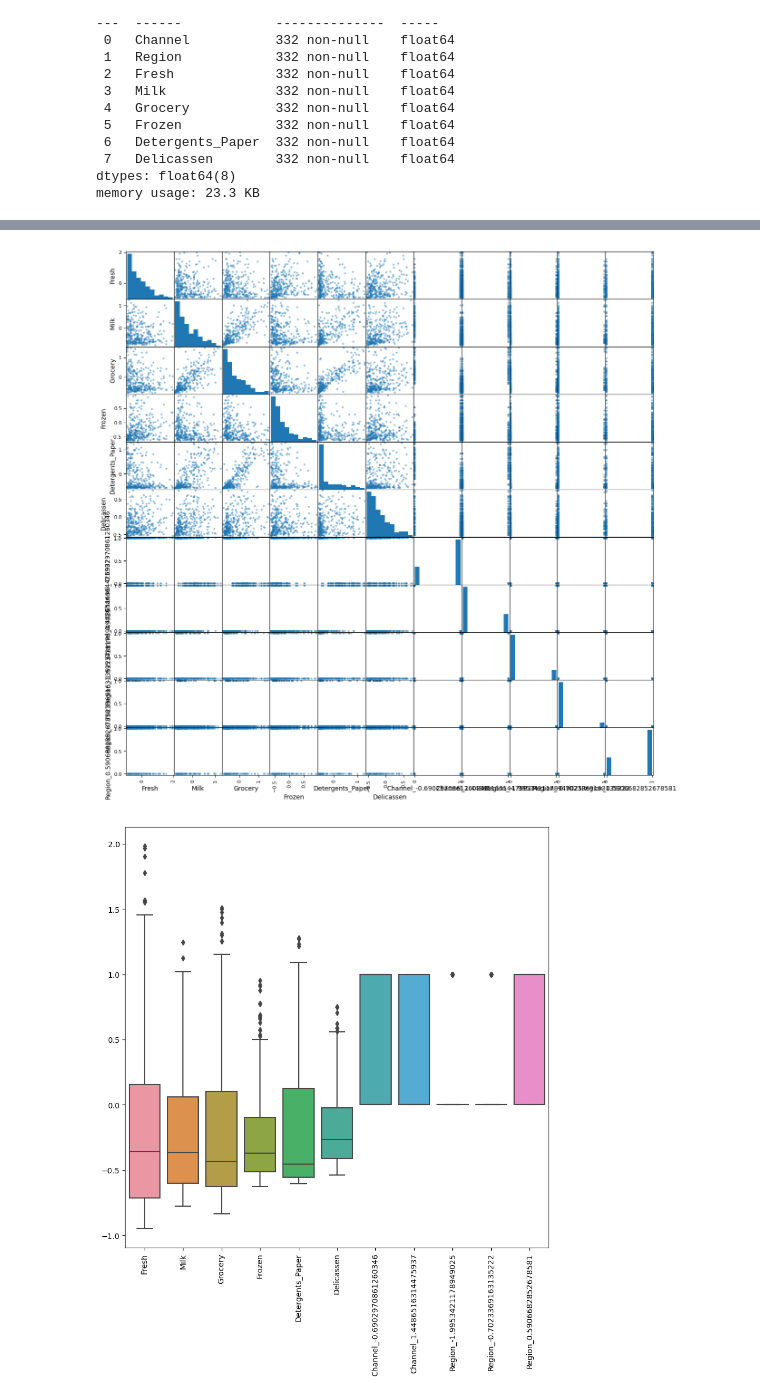
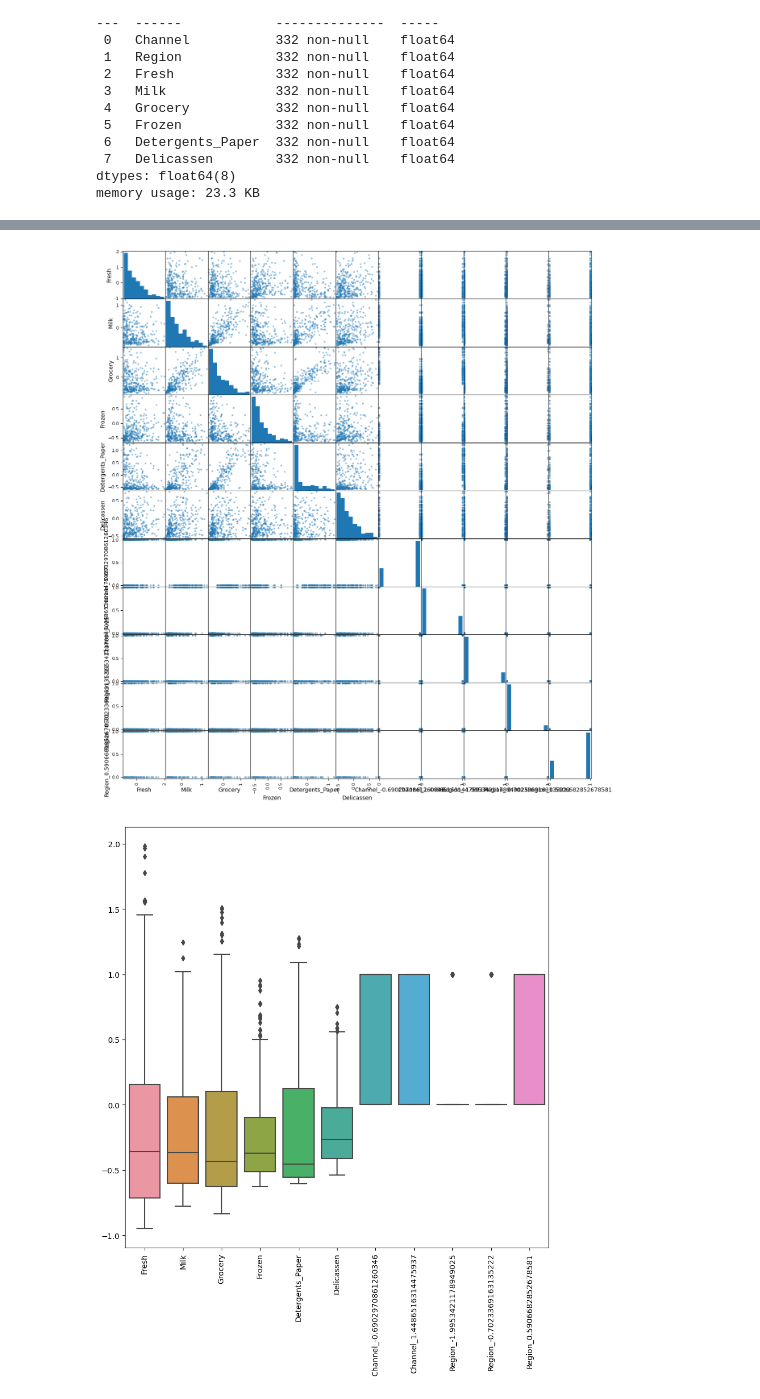
Before and after one commit to hajar-kaddouri/ml-project-unsupervised-learning, a Jupyter notebook: Unsupervised Learning - Project.ipynb, the cells around one changed output, grey strips where cells are left out. Drawn from its saved outputs; the diff is of its cells as text; code cells hidden in the pictures.

```diff
--- a/Unsupervised Learning - Project.ipynb
+++ b/Unsupervised Learning - Project.ipynb
@@ -273,9 +288,9 @@ plt.show()
 # %%
 # Scatter plot
-pd.plotting.scatter_matrix(wholesale_df2_scaled_encoded, figsize=(15,15))
+pd.plotting.scatter_matrix(wholesale_df2_scaled_encoded,figsize=(15,17))
 plt.show()
 # %% [output]
-[figure, old version]
+[figure, new version]
 # %%
 plt.figure(figsize=(10, 10))
 sns.boxplot(data=wholesale_df2_scaled_encoded)
```
Also changed, not shown: parts of 5 cells of this notebook.
